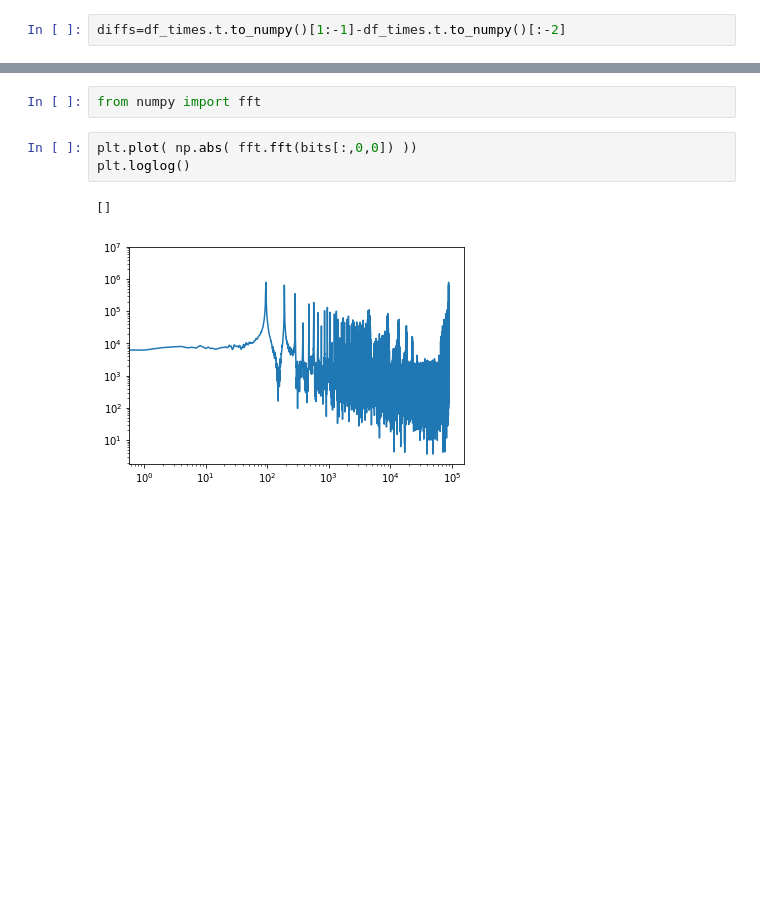
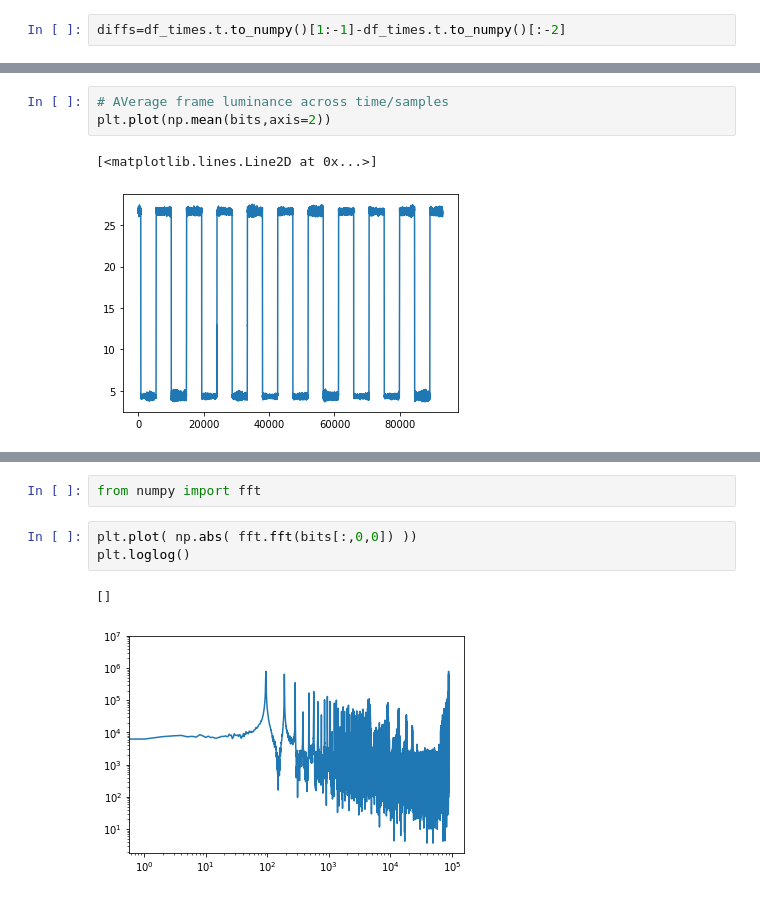
Before and after one commit to dcoates/basler_grab, a Jupyter notebook: proc_flash.ipynb, the cells around one changed output, grey strips where cells are left out. Saved outputs shown, nothing was run; the diff lists cells and outputs as text; blank space fills up the shorter version.

```diff
--- a/proc_flash.ipynb
+++ b/proc_flash.ipynb
@@ -37,0 +39,6 @@ dur
+# %%
+# AVerage frame luminance across time/samples
+plt.plot(np.mean(bits,axis=2))
+# %% [output]
+[<matplotlib.lines.Line2D at 0x...>]
+[figure, added]
```
Also changed, not shown: parts of 29 cells of this notebook, 4 other files.
